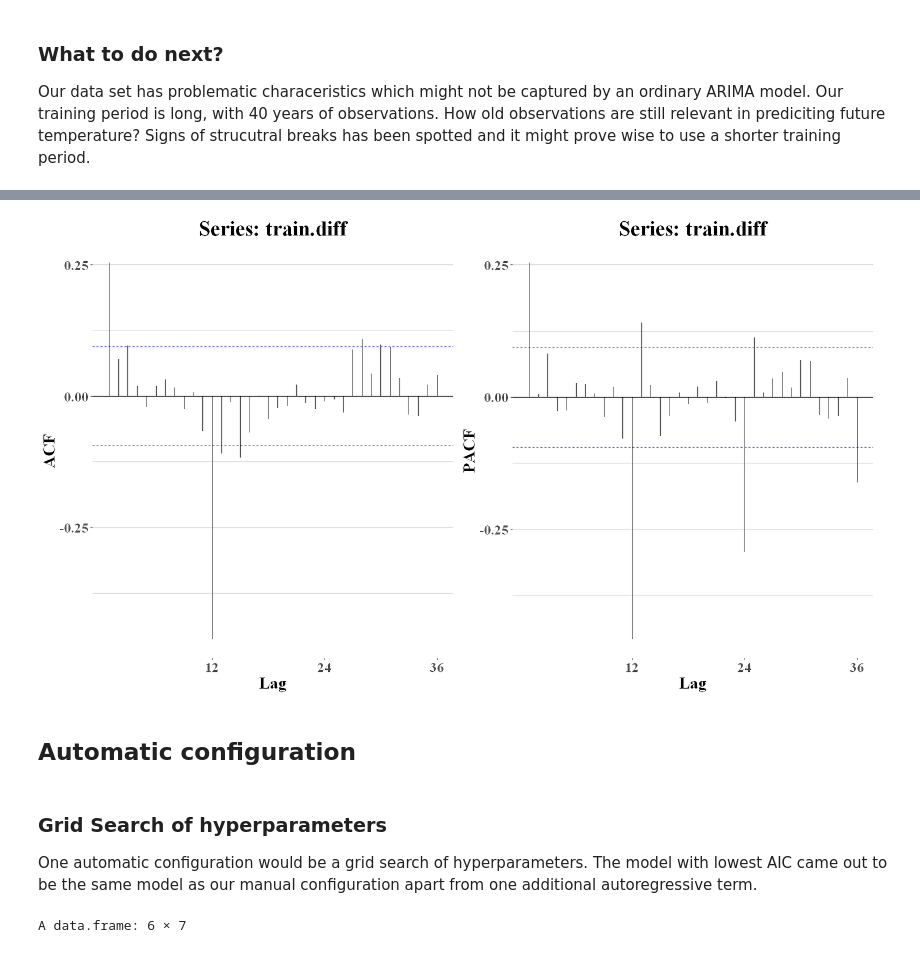
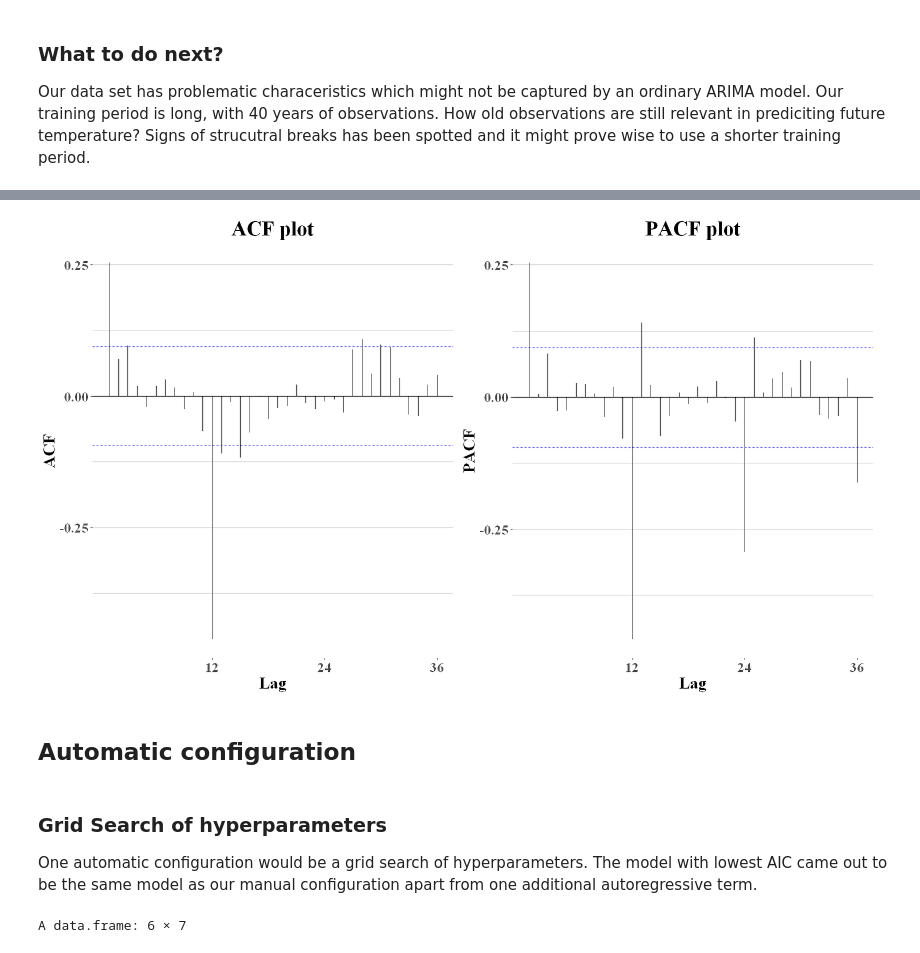
Before and after one commit to AndreasPalmgren/Sthlm-Temp-ARIMA, a Jupyter notebook: SthlmMeanTemperature.ipynb, the cells around one changed output, grey strips where cells are left out. Cells and saved outputs as stored; diff of their text form; code cells hidden in the pictures.

```diff
--- a/SthlmMeanTemperature.ipynb
+++ b/SthlmMeanTemperature.ipynb
@@ -256,18 +261,20 @@ $$
 # %%
 p1 = ggAcf(train.diff, lag.max = 36) +
+    ggtitle("ACF plot")+
     th
 
 p2 = ggPacf(train.diff, lag.max = 36) +
+    ggtitle("PACF plot")+
     th
 
 grid.arrange(p1, p2, ncol=2)
 # %% [output]
-[figure, old version]
+[figure, new version]
 # %% [markdown]
 ## Automatic configuration
-# %% [markdown]
-### Grid Search of hyperparameters
-One automatic configuration would be a grid search of hyperparameters. The model with lowest AIC came out to be the same model as our manual configuration apart from one additional autoregressive term.
+# %% [markdown]
+### Grid Search of hyperparameters
+One automatic configuration would be a grid search of hyperparameters. The model with lowest AIC came out to be the same model as our manual configuration apart from one additional autoregressive term.
 # %%
 p <- q <- P <- Q <- 0:3
 grid <- expand.grid(p=p, q=q, P=P, Q=Q)
```
Also changed, not shown: parts of 37 cells of this notebook.
